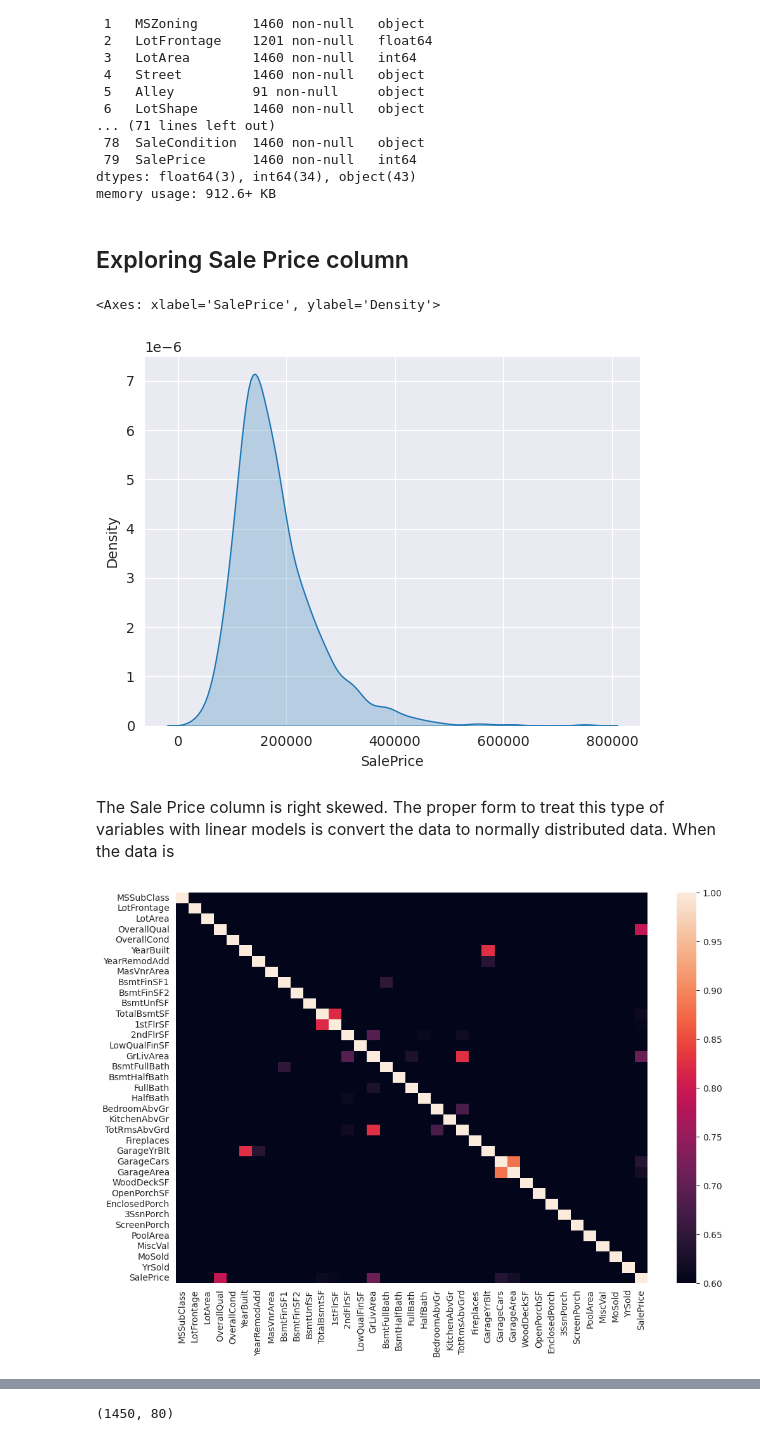
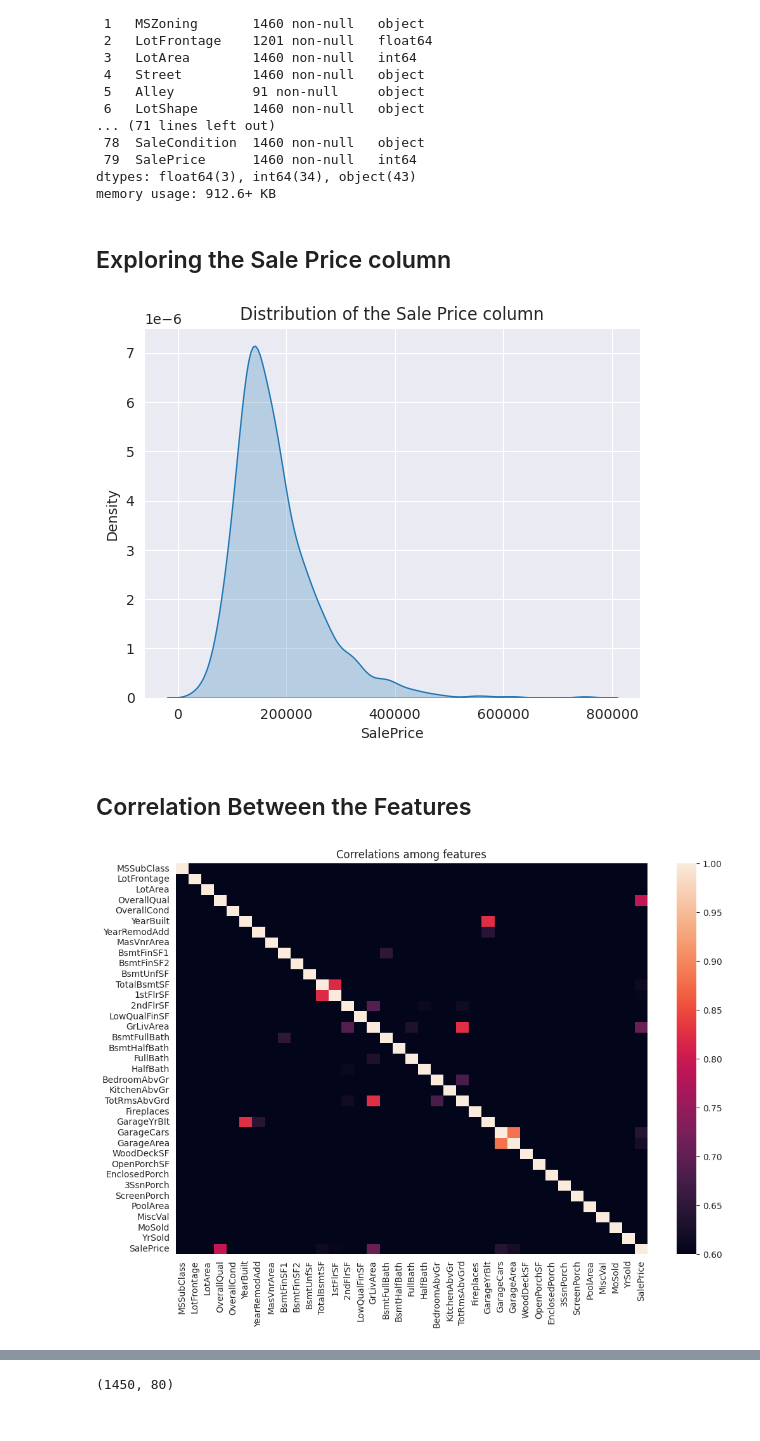
Before and after one commit to EnriqManComp/kaggle-competitions, a Jupyter notebook: house-prices-advanced-regression-techniques/house-prices-kaggle-competition.ipynb, the cells around one changed output, grey strips where cells are left out. Cells and saved outputs as stored; diff of their text form; code cells hidden in the pictures.

```diff
--- a/house-prices-advanced-regression-techniques/house-prices-kaggle-competition.ipynb
+++ b/house-prices-advanced-regression-techniques/house-prices-kaggle-competition.ipynb
@@ -54,6 +92,6 @@ sns.set_style("darkgrid")
 # %%
 # Read data
-train_dataset = pd.read_csv("/workspaces/kaggle-competitions/house-prices-advanced-regression-techniques/house-prices-advanced-regression-techniques/train.csv")
+train_dataset = pd.read_csv("/kaggle/input/house-prices-advanced-regression-techniques/train.csv")
 # Dataset dimensions
 print(f"Shape of the dataset: {train_dataset.shape}")
 # Show data sample
@@ -100,7 +138,7 @@ Data columns (total 80 columns):
 dtypes: float64(3), int64(34), object(43)
 memory usage: 912.6+ KB
 # %% [markdown]
-## Exploring Sale Price column
+## Exploring the Sale Price column
 # %%
 # Distribution of the sale price column
 sns.kdeplot(
@@ -108,16 +146,17 @@ sns.kdeplot(
     x="SalePrice",
     fill=True
 )
+plt.title("Distribution of the Sale Price column")
+plt.show()
 # %% [output]
-<Axes: xlabel='SalePrice', ylabel='Density'>
-[figure, old version]
+[figure, new version]
-# %% [markdown]
-<p style="font-size:16px;">
-The Sale Price column is right skewed. The proper form to treat this type of variables with linear models is convert the data to normally distributed data. When the data is
-</p>
+# %% [markdown]
+## Correlation Between the Features
 # %%
+# Heat map of correlations among features
 plt.subplots(figsize=(12,8))
 sns.heatmap(data=train_dataset.corr(numeric_only=True), vmin=0.6)
+plt.title("Correlations among features")
 plt.show()
 # %% [output]
-[figure, old version]
+[figure, new version]
```
Also changed, not shown: parts of 144 cells of this notebook, 4 other files.
